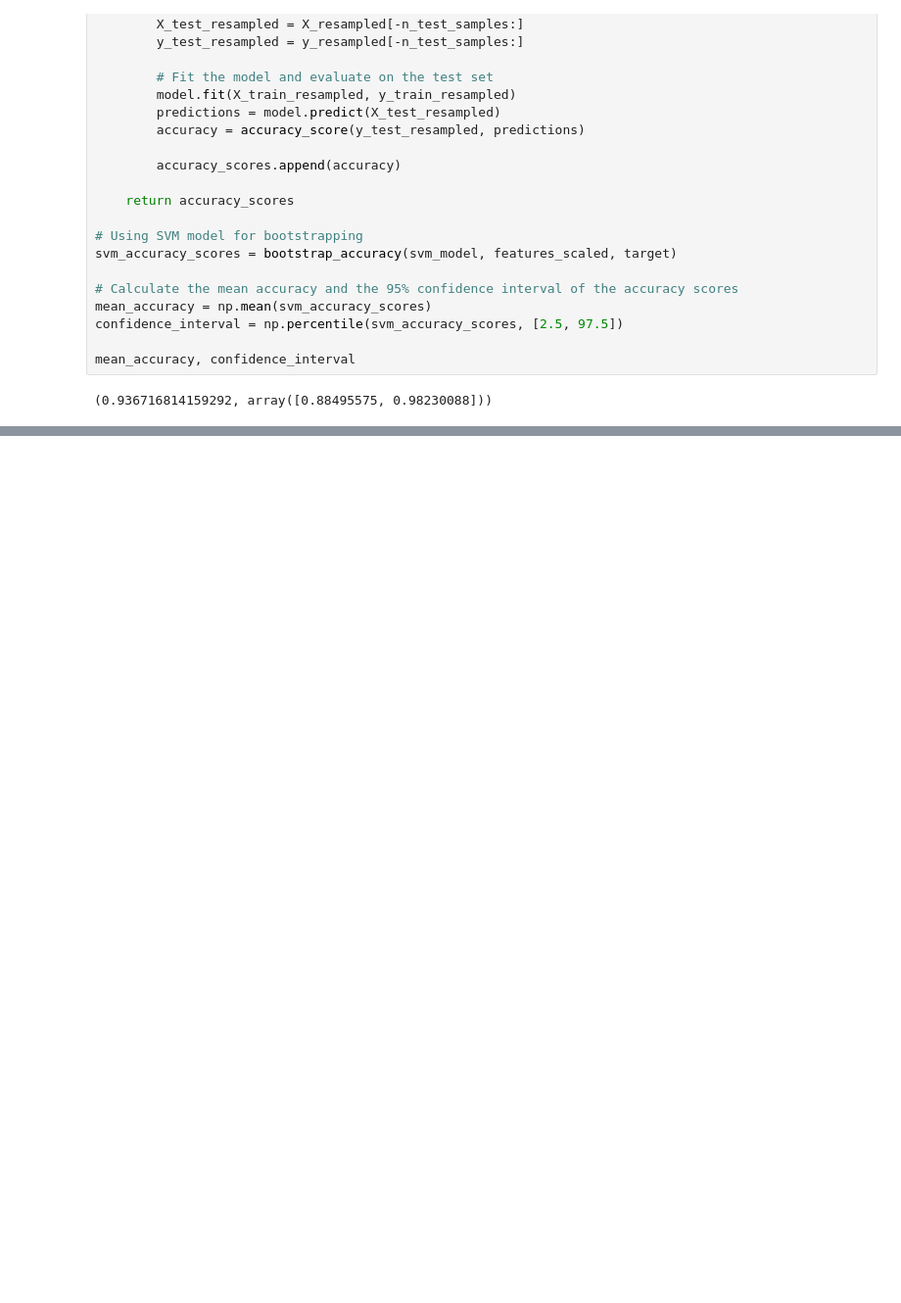
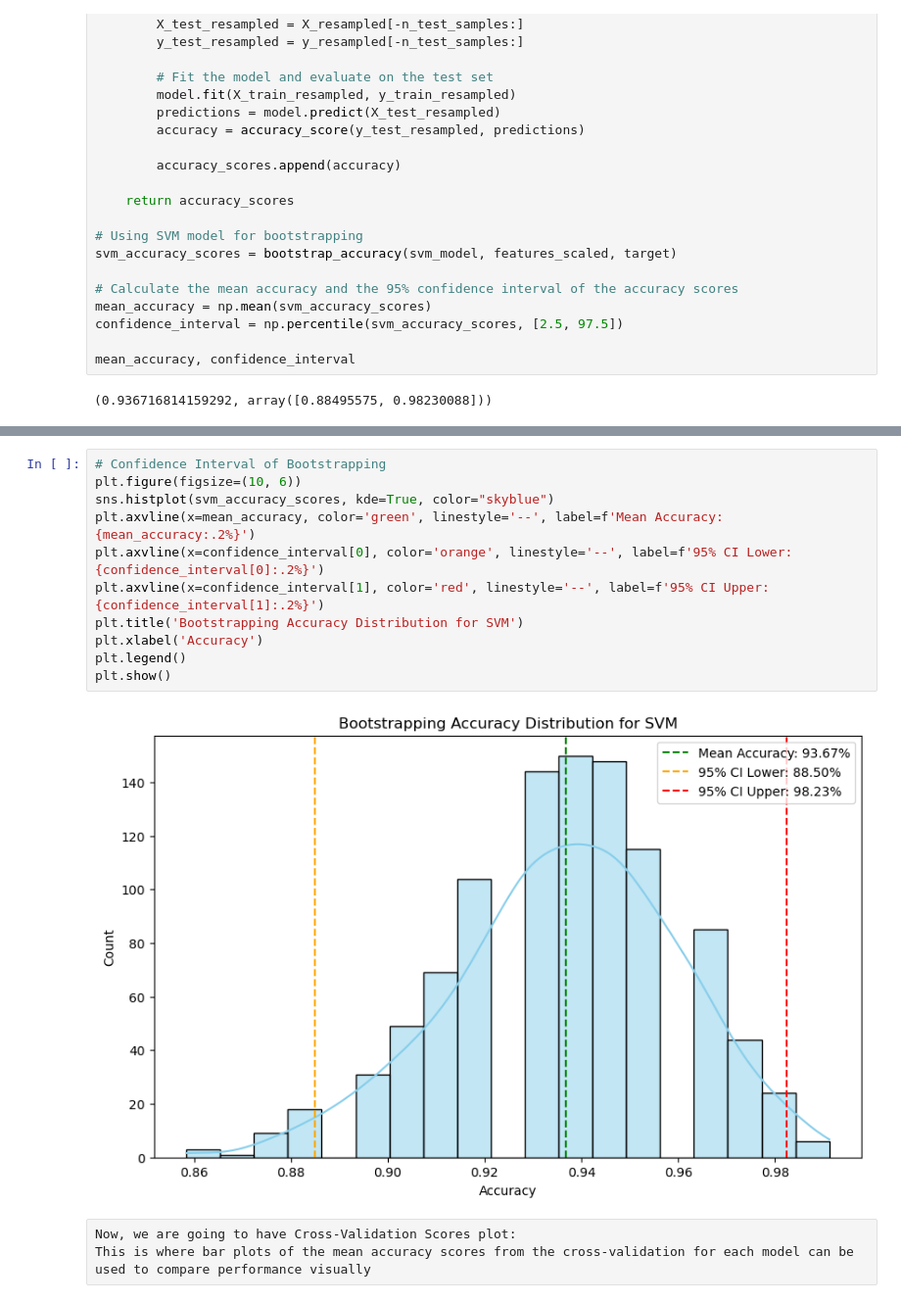
Before and after one commit to makenarudy/BE_175, a Jupyter notebook: final project.ipynb, the cells around one changed output, grey strips where cells are left out. Shown: that part at 98% size. Saved outputs shown, nothing was run; the diff lists cells and outputs as text; blank space fills up the shorter version.

```diff
--- a/final project.ipynb
+++ b/final project.ipynb
@@ -124,0 +158,16 @@ mean_accuracy, confidence_interval
+# %%
+# Confidence Interval of Bootstrapping
+plt.figure(figsize=(10, 6))
+sns.histplot(svm_accuracy_scores, kde=True, color="skyblue")
+plt.axvline(x=mean_accuracy, color='green', linestyle='--', label=f'Mean Accuracy: {mean_accuracy:.2%}')
+plt.axvline(x=confidence_interval[0], color='orange', linestyle='--', label=f'95% CI Lower: {confidence_interval[0]:.2%}')
+plt.axvline(x=confidence_interval[1], color='red', linestyle='--', label=f'95% CI Upper: {confidence_interval[1]:.2%}')
+plt.title('Bootstrapping Accuracy Distribution for SVM')
+plt.xlabel('Accuracy')
+plt.legend()
+plt.show()
+# %% [output]
+[figure, added]
+# %% [raw]
+Now, we are going to have Cross-Validation Scores plot:
+This is where bar plots of the mean accuracy scores from the cross-validation for each model can be used to compare performance visually
```
Also changed, not shown: parts of 5 cells of this notebook.
